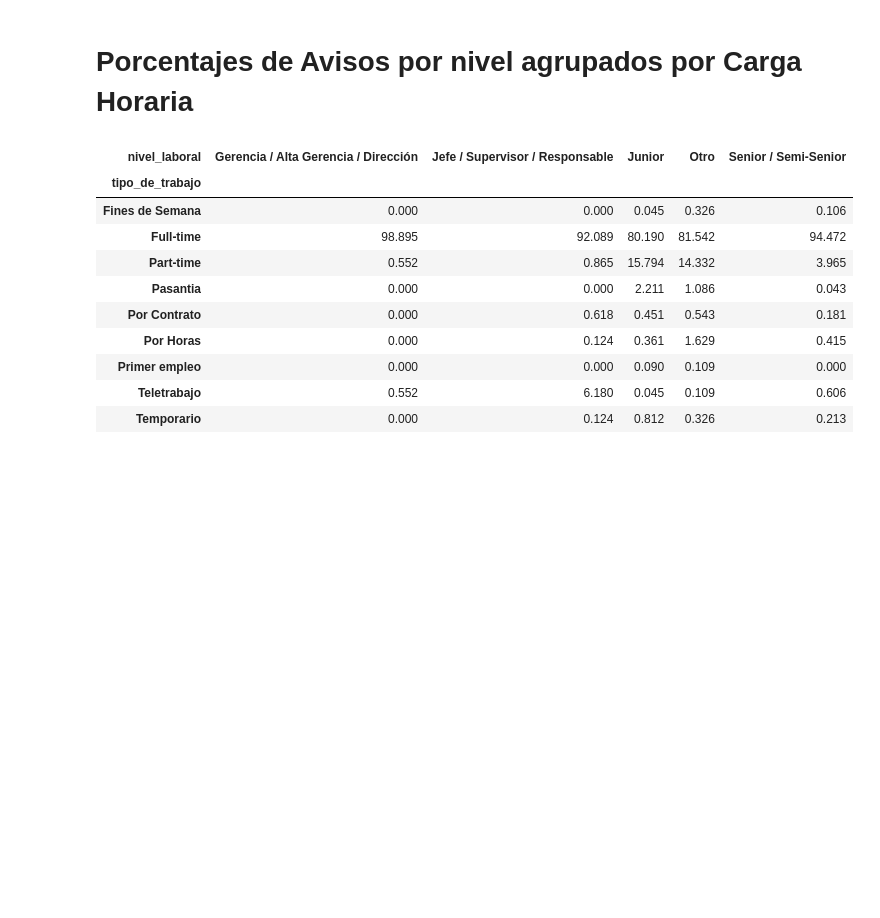
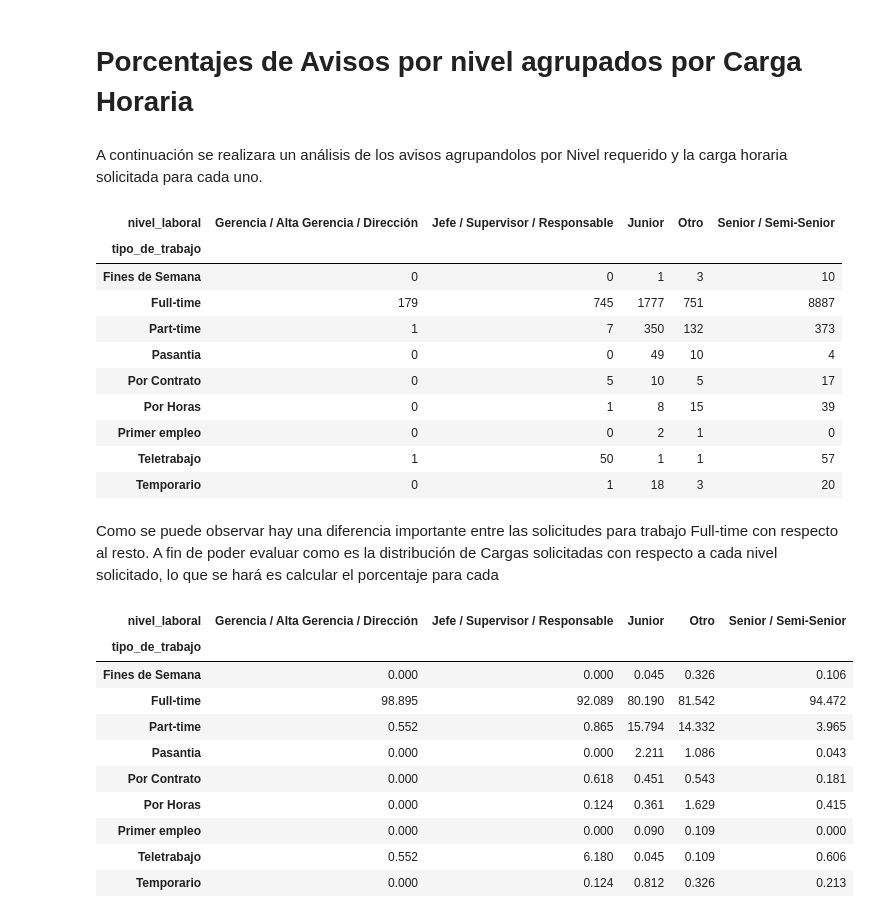
Before and after one commit to javierleyes/OrganizacionDeDatos, a Jupyter notebook: analisisMarcelo.ipynb, the cells around one changed output. Drawn from its saved outputs; the diff is of its cells as text; code cells hidden in the pictures; blank space fills up the shorter version.

```diff
--- a/analisisMarcelo.ipynb
+++ b/analisisMarcelo.ipynb
@@ -16,4 +16,23 @@ sns.set(style="whitegrid") # seteando tipo de grid en seaborn
 df_avisos_detalle = pd.read_csv('../csv/datos_navent_fiuba/fiuba_6_avisos_detalle.csv')
 # %% [markdown]
 # Porcentajes de Avisos por nivel agrupados por Carga Horaria
+# %% [markdown]
+A continuación se realizara un análisis de los avisos agrupandolos por Nivel requerido y la carga horaria solicitada para cada uno.
+# %%
+avisos_x_nivel_y_carga = df_avisos_detalle.groupby(['tipo_de_trabajo', 'nivel_laboral']).size().unstack(fill_value=0)
+avisos_x_nivel_y_carga
+# %% [output]
+| nivel_laboral | Gerencia / Alta Gerencia / Dirección | Jefe / Supervisor / Responsable | Junior | Otro | Senior / Semi-Senior |
+| tipo_de_trabajo |  |  |  |  |  |
+| Fines de Semana | 0 | 0 | 1 | 3 | 10 |
+| Full-time | 179 | 745 | 1777 | 751 | 8887 |
+| Part-time | 1 | 7 | 350 | 132 | 373 |
+| Pasantia | 0 | 0 | 49 | 10 | 4 |
+| Por Contrato | 0 | 5 | 10 | 5 | 17 |
+| Por Horas | 0 | 1 | 8 | 15 | 39 |
+| Primer empleo | 0 | 0 | 2 | 1 | 0 |
+| Teletrabajo | 1 | 50 | 1 | 1 | 57 |
+| Temporario | 0 | 1 | 18 | 3 | 20 |
+# %% [markdown]
+Como se puede observar hay una diferencia importante entre las solicitudes para trabajo Full-time con respecto al resto. A fin de poder evaluar como es la distribución de Cargas solicitadas con respecto a cada nivel solicitado, lo que se hará es calcular el porcentaje para cada
 # %%
```
Also changed, not shown: parts of 13 cells of this notebook.
